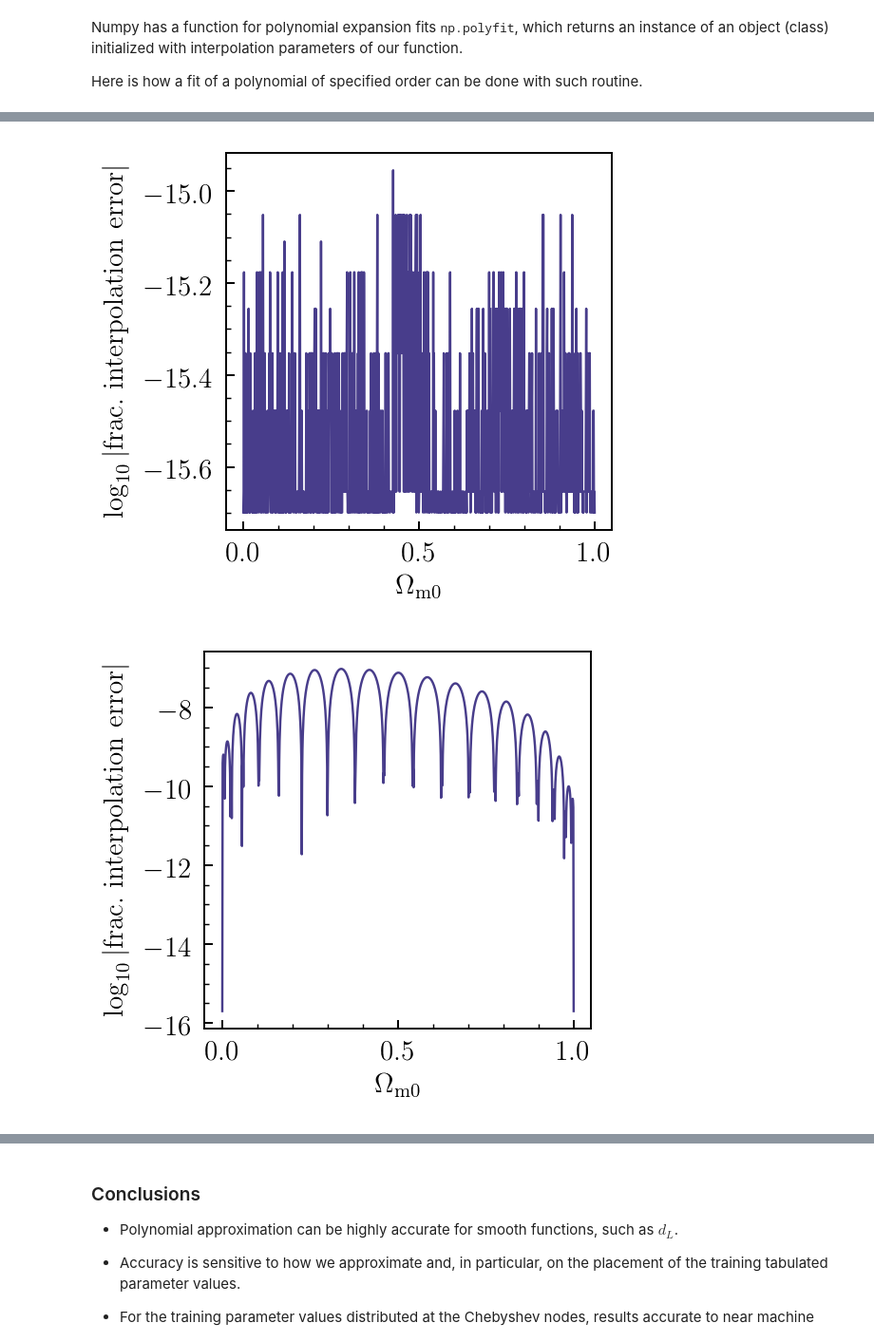
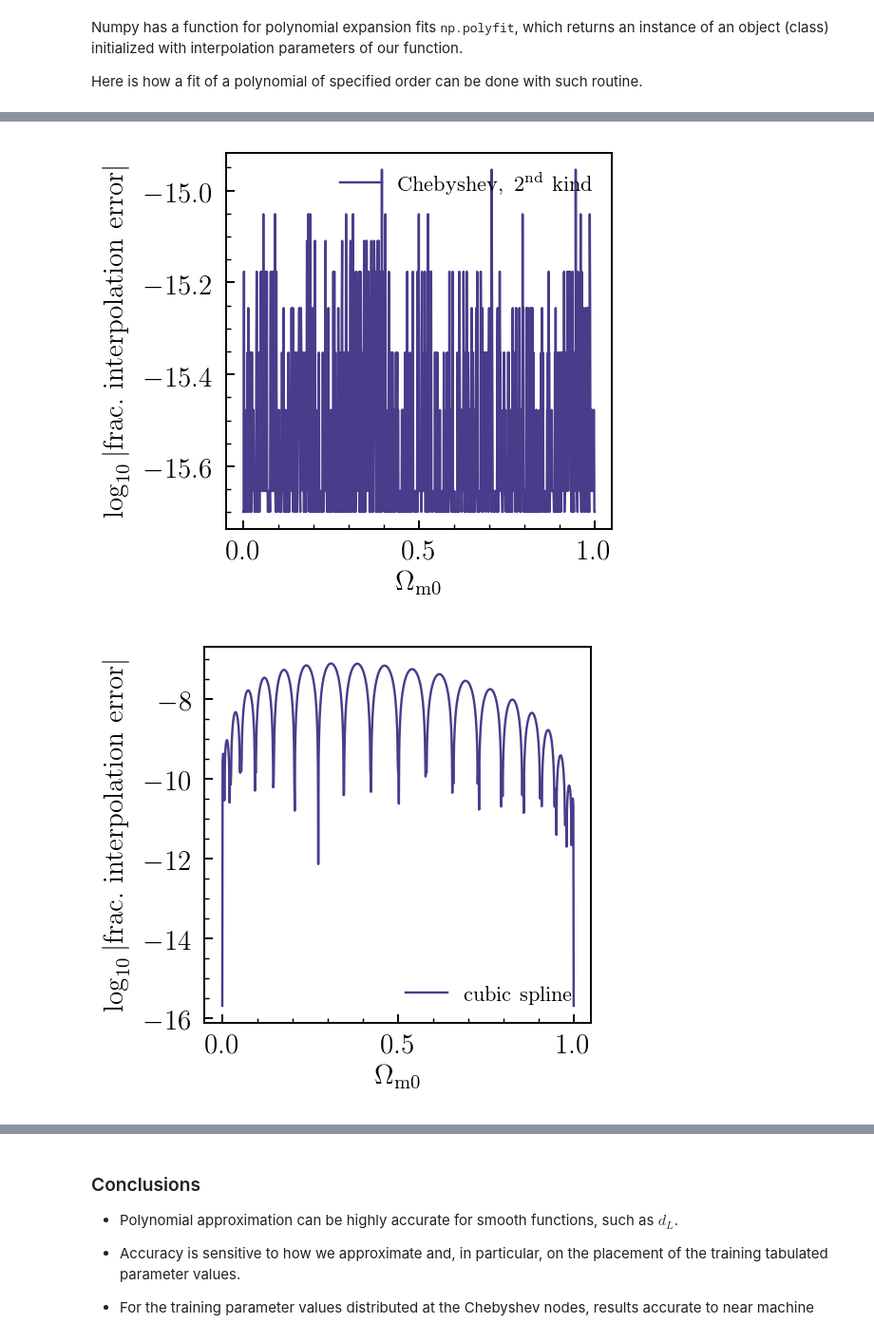
Before and after one commit to a-kravtsov/a211w20, a Jupyter notebook: 03_approximation.ipynb, the cells around one changed output, grey strips where cells are left out. Shown at 95% size. Saved outputs shown, nothing was run; the diff lists cells and outputs as text; code cells hidden in the pictures.

```diff
--- a/03_approximation.ipynb
+++ b/03_approximation.ipynb
@@ -360,7 +363,7 @@ Evaluate function at the parameter values in the training and test sets.
 atol = 2.5e-16; rtol = 2.5e-16 # tabulate d_L to machine precision
 
 OmLd = OmL[10] # select tabulated index of specific Omega_Lambda value
-ntr = 15 # number of the training set points
+ntr = 5 # number of the training set points
 Om0tr = np.linspace(0., 1., ntr)
 
 dLtr = np.empty_like(Om0tr)
@@ -695,7 +849,7 @@ can be formally written in the vector form as $\mathbf{a} = \mathbf{V}^{-1}\math
 atol = 2.5e-16; rtol = 2.5e-16 # tabulate d_L to machine precision
 
 OmLd = OmL[10] # select tabulated index of specific Omega_Lambda value
-ntr = 15 # number of the training set points
+ntr = 5 # number of the training set points
 Om0tr = np.linspace(0., 1., ntr)
 
 dLtr = np.empty_like(Om0tr)
@@ -1065,0 +1179,9 @@ For special cases of function sets $\{\psi_k\}$, called *orthogonal functions* t
+# %%
+# functions generating N Chebyshev nodes of the 1st and 2nd kind
+# for input N, and interval edges a and b
+
+def chebyshev_nodes1(a, b, N):
+    return a + 0.5*(b-a)*(1. + np.cos((2.*np.arange(N+1)+1)*np.pi/(2.*(N+1))))
+
+def chebyshev_nodes2(a, b, N):
+    return a + 0.5*(b-a)*(1. + np.cos(np.arange(N+1)*np.pi/N))
@@ -1109,7 +1272,7 @@ def poly_fit_func(xtrain, ytrain, xtest, method='pwlin', porder=None, sporder=3)
 # %%
 nsOmL = 10 # select tabulated index of specific Omega_Lambda value
 nss = 5 # subselect every nss-th tabulated
-atol = 2.e-16; rtol = 2.e-16
+atol = 1e-15; rtol = 2.5e-16
 
 Om0tr = Om0[::nss] # notice the array slicing, ::nss selects every nss-th element of the array
 dLtr = dLgrid[::nss,nsOmL]
@@ -1120,7 +1283,8 @@ for i, Omd in enumerate(Om0test):
     dLtest[i] = d_L_vectorized(z, H0, Omd, OmL[nsOmL], atol=atol, rtol=rtol)
 
 ntrain = np.size(Om0tr)
-Om0tr2 = 0.5*(np.cos(np.arange(ntrain)*np.pi/(ntrain-1)) + 1.0)
+Om0tr2 = chebyshev_nodes2(Om0min, Om0max, ntrain)
+
 dLtr2 = np.empty_like(Om0tr2)
 for i, Omd in enumerate(Om0tr2):
     dLtr2[i] = d_L_vectorized(z, H0, Omd, OmL[nsOmL], atol=atol, rtol=rtol)
@@ -1147,15 +1311,19 @@ plot_line_points(Om0test, frac_err_poly,
 # %%
 plot_line_points(Om0test, frac_err_poly2,
                  xlabel=r'$\Omega_{\rm m0}$',
-                 ylabel=r'$\log_{10}\vert\rm frac.\ interpolation\ error\vert$', figsize=3)
+                 ylabel=r'$\log_{10}\vert\rm frac.\ interpolation\ error\vert$',
+                 legend=r'$\rm Chebyshev,\ 2^{nd}\ kind$', legendloc='upper right',
+                 figsize=3)
 # %% [output]
-[figure, old version]
+[figure, new version]
 # %%
 plot_line_points(Om0test, frac_err_spline,
                  xlabel=r'$\Omega_{\rm m0}$',
-                 ylabel=r'$\log_{10}\vert\rm frac.\ interpolation\ error\vert$', figsize=3)
+                 ylabel=r'$\log_{10}\vert\rm frac.\ interpolation\ error\vert$',
+                 legend=r'$\rm cubic\ spline$', legendloc='lower right',
+                 figsize=3)
 # %% [output]
-[figure, old version]
+[figure, new version]
 # %%
 tstart = timeit.default_timer()
 for i, Omd in enumerate(Om0test):
```
Also changed, not shown: parts of 106 cells of this notebook.
